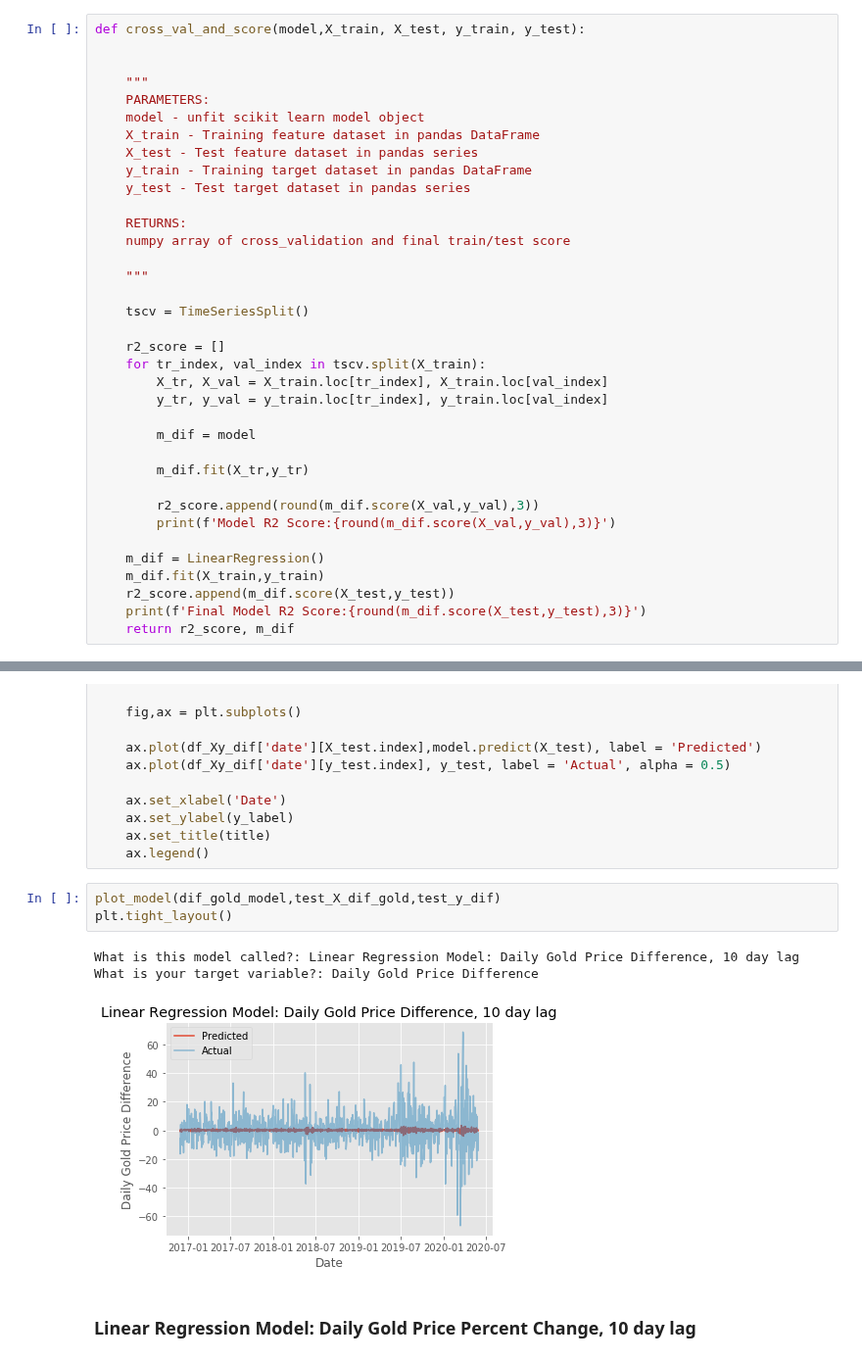
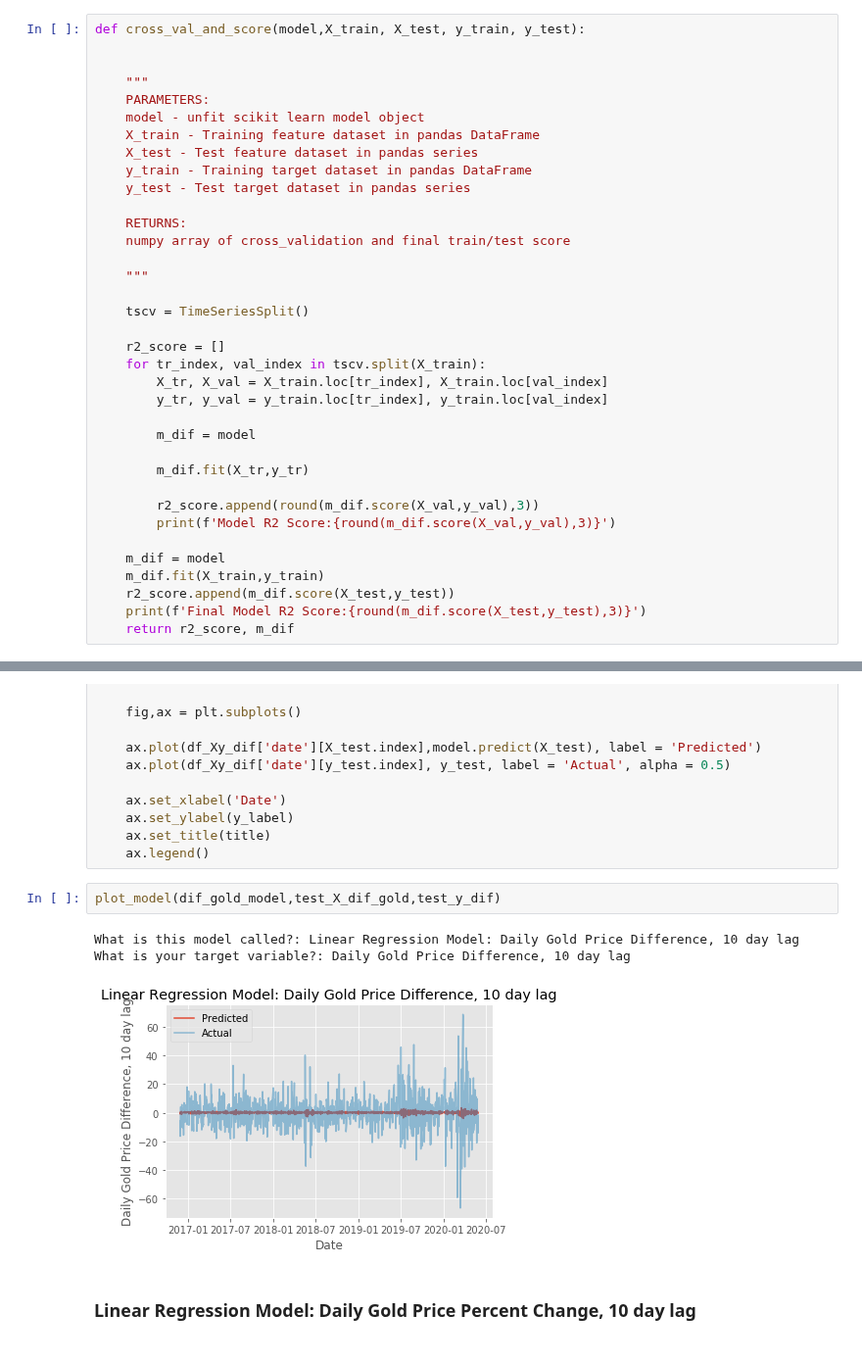
Before and after one commit to jangelchik/interest_equities_gold, a Jupyter notebook: visuals_and_modeling.ipynb, the cells around one changed output, grey strips where cells are left out. Shown at 98% size. Cells and saved outputs as stored; diff of their text form.

```diff
--- a/visuals_and_modeling.ipynb
+++ b/visuals_and_modeling.ipynb
@@ -327,7 +327,7 @@ def cross_val_and_score(model,X_train, X_test, y_train, y_test):
         r2_score.append(round(m_dif.score(X_val,y_val),3))
         print(f'Model R2 Score:{round(m_dif.score(X_val,y_val),3)}')
 
-    m_dif = LinearRegression()
+    m_dif = model
     m_dif.fit(X_train,y_train)
     r2_score.append(m_dif.score(X_test,y_test))
     print(f'Final Model R2 Score:{round(m_dif.score(X_test,y_test),3)}')
@@ -367,11 +367,10 @@ def plot_model(model,X_test,y_test):
     ax.legend()
 # %%
 plot_model(dif_gold_model,test_X_dif_gold,test_y_dif)
-plt.tight_layout()
 # %% [output]
 What is this model called?: Linear Regression Model: Daily Gold Price Difference, 10 day lag
-What is your target variable?: Daily Gold Price Difference
+What is your target variable?: Daily Gold Price Difference, 10 day lag
-[figure, old version]
+[figure, new version]
 # %% [markdown]
 ### Linear Regression Model: Daily Gold Price Percent Change, 10 day lag
 # %%
```
Also changed, not shown: parts of 11 cells of this notebook, 1 other file.
